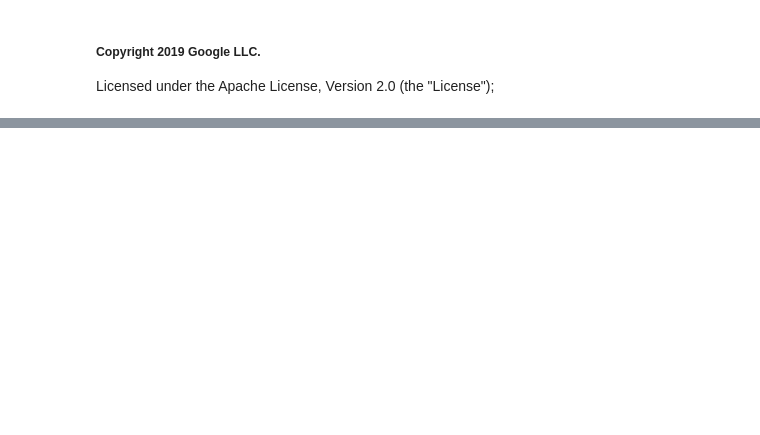
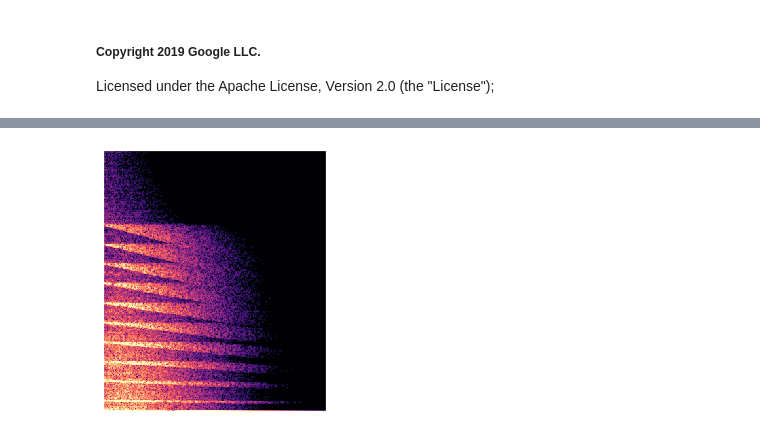
Before and after one commit to magenta/ddsp, a Jupyter notebook: ddsp/tutorials/2_processor_group.ipynb, the cells around one changed output, grey strips where cells are left out. Saved outputs shown, nothing was run; the diff lists cells and outputs as text; code cells hidden in the pictures; blank space fills up the shorter version.

```diff
--- a/ddsp/tutorials/2_processor_group.ipynb
+++ b/ddsp/tutorials/2_processor_group.ipynb
@@ -63,0 +148,18 @@ def specplot(audio, vmin=-5, vmax=1, rotate=True, size=512 + 256):
+# %%
+additive = ddsp.synths.Additive(n_samples=n_samples)
+noise = ddsp.synths.FilteredNoise(n_samples=n_samples)
+reverb = ddsp.effects.Reverb()
+# %%
+# Python signal processor chain
+audio_additive = additive(inputs['amps'],
+                          inputs['harmonic_distribution'],
+                          inputs['f0_hz'])
+audio_noise = noise(inputs['magnitudes'])
+audio_dry = audio_additive + audio_noise
+audio_out = reverb(inputs['ir'], audio_dry)
+# %%
+# Play the audio
+audio_np = audio_out.eval()[0, :]
+play(audio_np)
+specplot(audio_np)
+# %% [output]
@@ -63,0 +167 @@ def specplot(audio, vmin=-5, vmax=1, rotate=True, size=512 + 256):
+[figure, added]
```
Also changed, not shown: parts of 23 cells of this notebook, 3 other files.
